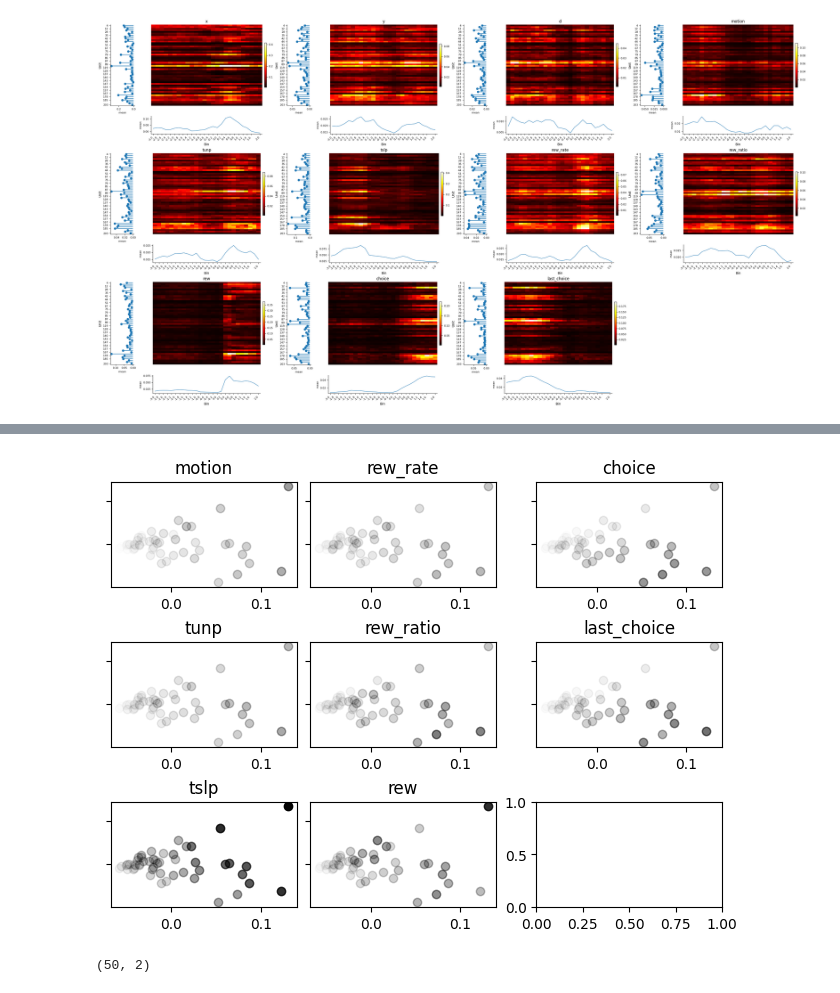
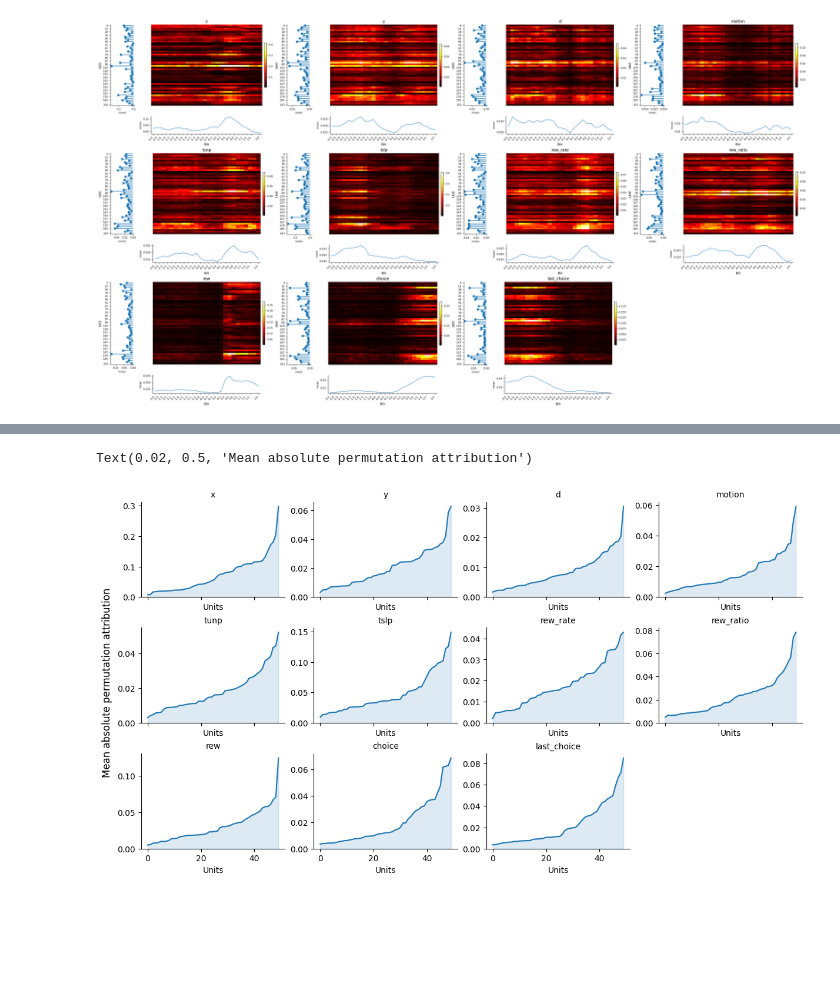
Before and after one commit to ZareiShayan/mean-cov-model, a Jupyter notebook: mean-cov-model.ipynb, the cells around one changed output, grey strips where cells are left out. Saved outputs shown, nothing was run; the diff lists cells and outputs as text; code cells hidden in the pictures; blank space fills up the shorter version.

```diff
--- a/mean-cov-model.ipynb
+++ b/mean-cov-model.ipynb
@@ -1688,22 +1688,3 @@ plot_imshow_grid(np.abs(feature_permutation_Attribute).mean(axis=0).transpose(0,
 # plot_imshow_grid(np.abs(shapley_sampling_Attribute).mean(axis=0).transpose(0, 2, 1), xlabel='Bin', ylabel='Unit', subtitle=variable_names.tolist(), xthicks=bin_times, ythicks=unit_names, cmap='hot', colorbar=True, left_method='mean', bottom_method='mean', left_mode="stem", bottom_mode="line", left_width=0.22, bottom_height=0.22, wspace=0.01, hspace=0.01, figsize=(7.5, 5.5), save_path=None)
 # %% [output]
 [figure]
-# %%
-weights = np.abs(feature_permutation_Attribute).mean(axis=(0,2))
-n = weights.shape[0]
-cols = int(np.ceil(np.sqrt(n)))
-rows = int(np.ceil(n / cols))
-
-fig, axs = plt.subplots(nrows=rows, ncols=cols, layout='constrained')
-
-for i in range(len(weights)):
-
-    weights_variable = weights[i]
-    weights_variable = np.sort(weights_variable)
-
-    ax = axs[i%rows, i//rows]
-    ax.set_ylim([0, np.max(weights)])
-    ax.plot(weights_variable, color='blue', alpha=0.7)
-    ax.set_title(variable_names[i])
-    ax.tick_params(axis='both', which='major', labelbottom=True, labelleft=False)
-    ax.tick_params(axis='both', which='minor', labelbottom=True, labelleft=False)
@@ -1716,31 +1690,0 @@ weights_pca.shape
-# %%
-weights = np.abs(feature_permutation_Attribute).mean(axis=(0,2))[3:]
-n = weights.shape[0]
-cols = int(np.ceil(np.sqrt(n)))
-rows = int(np.ceil(n / cols))
-
-fig, axs = plt.subplots(nrows=rows, ncols=cols, layout='constrained')
-
-pca = PCA(n_components=2)
-weights_pca = pca.fit_transform(weights.T)
-
-for i in range(len(weights)):
-
-    weights_variable = weights[i]
-
-    ax = axs[i%rows, i//rows]
-
-    for j in range(weights.shape[1]):
-        x = weights_pca[j, 0]
-        y = weights_pca[j, 1]
-        alpha = (weights_variable[j] - np.min(weights)) / np.max(weights)
-        ax.scatter([x], [y], facecolor='black', alpha=alpha)
-    ax.set_title(variable_names[3:][i])
-    ax.tick_params(axis='both', which='major', labelbottom=True, labelleft=False)
-    ax.tick_params(axis='both', which='minor', labelbottom=True, labelleft=False)
-# %% [output]
-[figure, removed]
-# %%
-weights_pca.shape
-# %% [output]
-(50, 2)
@@ -1840,0 +1691,29 @@ def plot_training_history(history, title=None, savepath=None):
+# %%
+weights = np.abs(feature_permutation_Attribute).mean(axis=(0, 2))
+
+n = weights.shape[0]
+cols = int(np.ceil(np.sqrt(n)))
+rows = int(np.ceil(n / cols))
+
+fig, axs = plt.subplots(nrows=rows, ncols=cols, figsize=(3.0 * cols, 2.2 * rows), sharex=True, sharey=False, layout='constrained')
+
+for i, ax in enumerate(axs.flat):
+    if i >= n:
+        ax.axis('off')
+        continue
+
+    weights_variable = np.sort(weights[i])
+
+    ax.plot(weights_variable, color='tab:blue', linewidth=1.5)
+    ax.fill_between(np.arange(len(weights_variable)), weights_variable, color='tab:blue', alpha=0.15)
+
+    ax.set_title(variable_names[i], fontsize=10)
+    ax.set_ylim(0, np.nanmax(weights_variable) * 1.05)
+    ax.set_xlabel('Units')
+    ax.spines['top'].set_visible(False)
+    ax.spines['right'].set_visible(False)
+
+fig.supylabel('Mean absolute permutation attribution')
+# %% [output]
+Text(0.02, 0.5, 'Mean absolute permutation attribution')
+[figure, added]
```
Also changed, not shown: parts of 5 cells of this notebook.
